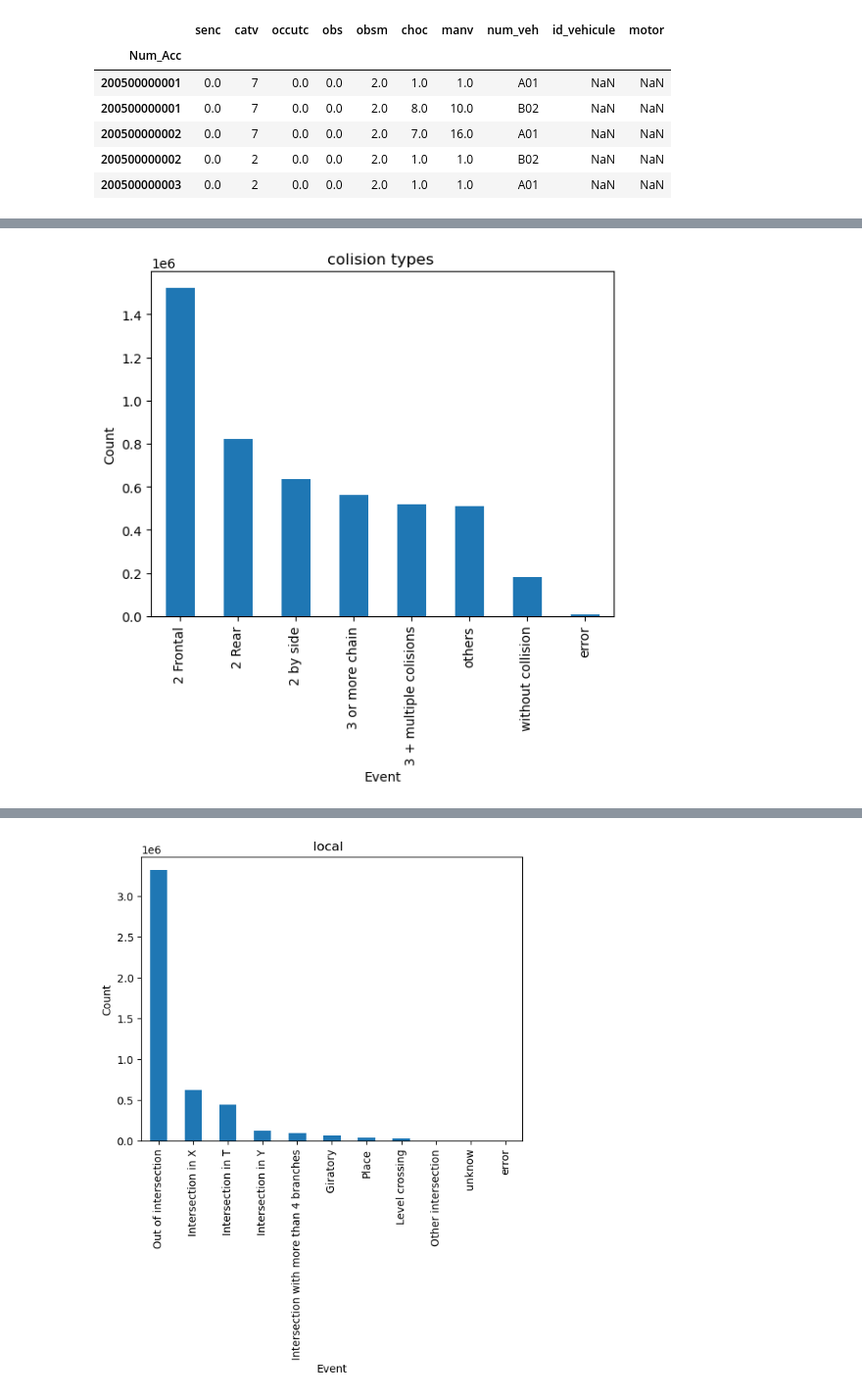
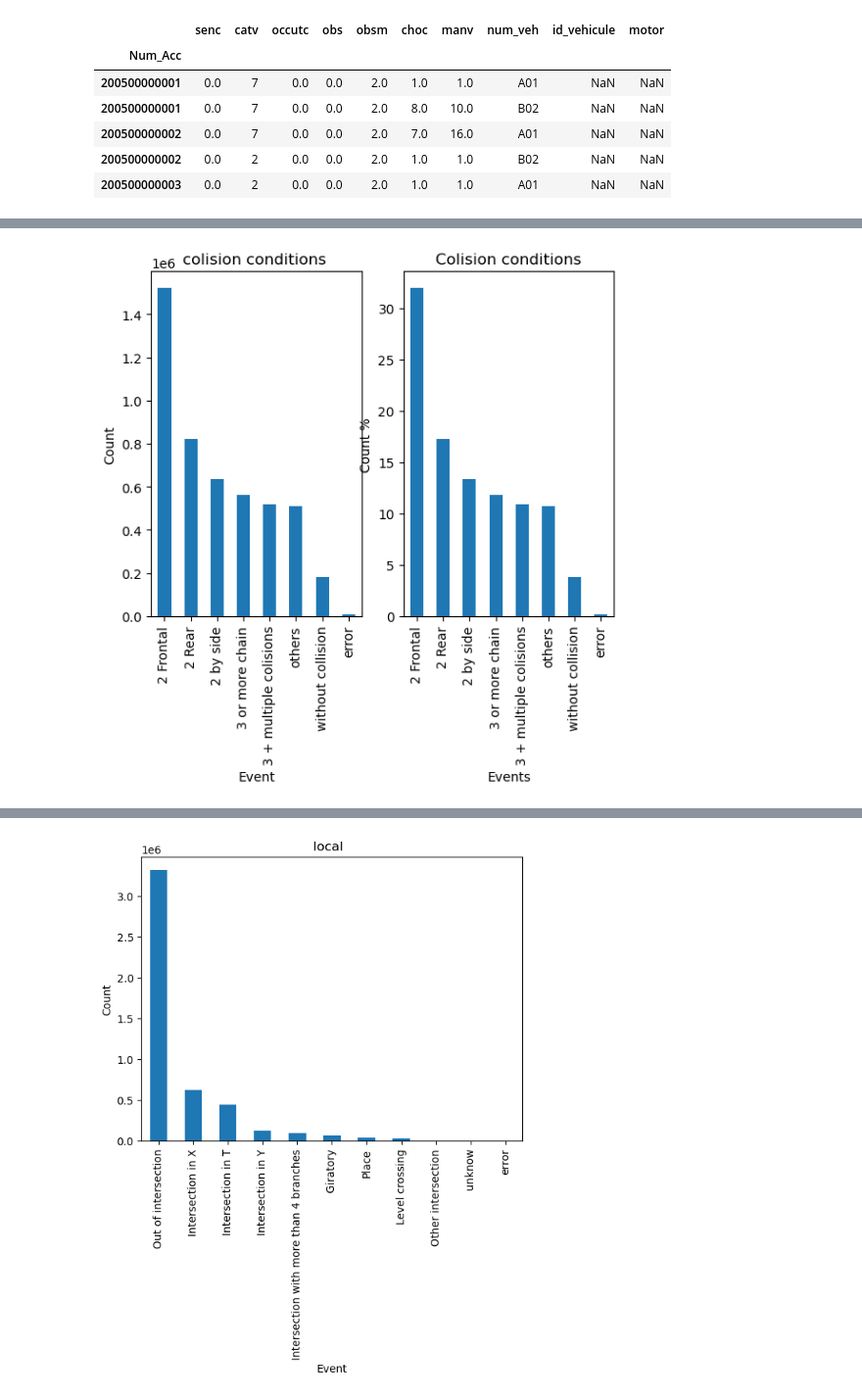
Before and after one commit to tiagoru/Road_accidents_france, a Jupyter notebook: 230612_france_2020_graphics.ipynb, the cells around one changed output, grey strips where cells are left out. Shown at 98% size. Cells and saved outputs as stored; diff of their text form; code cells hidden in the pictures.

Commit message:
Update 230612_france_2020_graphics.ipynb
add variable by variable with total numbers and percentage # still have things to do

```diff
--- a/230612_france_2020_graphics.ipynb
+++ b/230612_france_2020_graphics.ipynb
@@ -159,6 +159,7 @@ merged_df = pd.merge(df, df1, on='Num_Acc',suffixes=('_df', '_df1'))
 merged_df = pd.merge(merged_df, df3, on='Num_Acc',suffixes=('_merged_df', '_df3'))
 merged_df = pd.merge(merged_df, df4, on='Num_Acc',suffixes=('_merged_df', '_df4'))
 # %%
+merged_df =pd.read_csv('./data/merged_tables.csv', index_col=0)
 merged_df.head(5)
 merged_df.info()
 # %% [output]
@@ -212,18 +309,30 @@ plt.show()
 # %%
 # After update, most duplicate variables disappeared
 # event_counts = merged_df['col_df'].value_counts()
 event_counts = merged_df['col'].value_counts()
 
 # Plot the event counts
+plt.subplot(1, 2, 1)
 event_counts.plot.bar()
+
 labels = ['2 Frontal', '2 Rear', '2 by side', '3 or more chain', '3 + multiple colisions','others', 'without collision','error']
 # Add labels and title to the plot
 plt.xticks(range(len(event_counts)), labels)
 plt.xlabel('Event')
 plt.ylabel('Count')
-plt.title('colision types ')
+plt.title('colision conditions ')
+
+event_percentages = (event_counts / event_counts.sum()) * 100
+plt.subplot(1, 2, 2)
+event_percentages.plot.bar()
+# Add labels and title to the plot
+plt.xticks(range(len(event_percentages)), labels)
+plt.xlabel('Events')
+plt.ylabel('Count %')
+plt.title('Colision conditions')
+
 
 # Display the plot
 plt.show()
 # %% [output]
-[figure, old version]
+[figure, new version]
```
Also changed, not shown: parts of 18 cells of this notebook.
